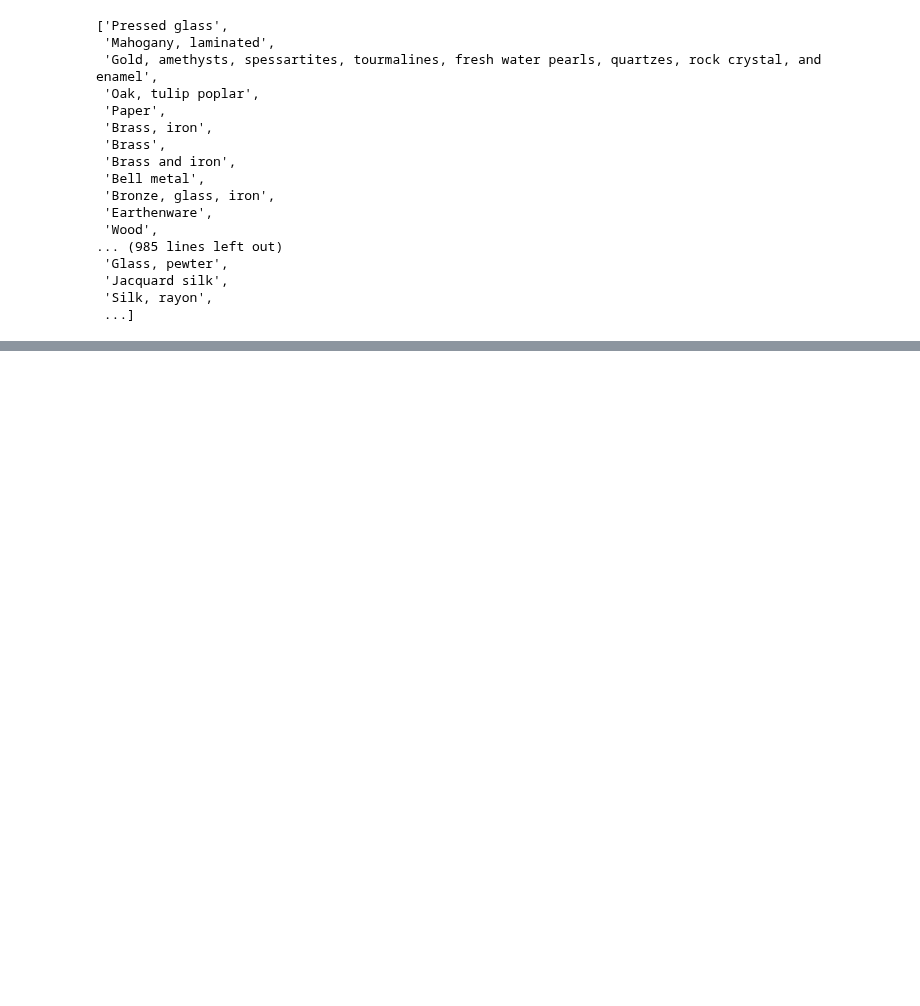
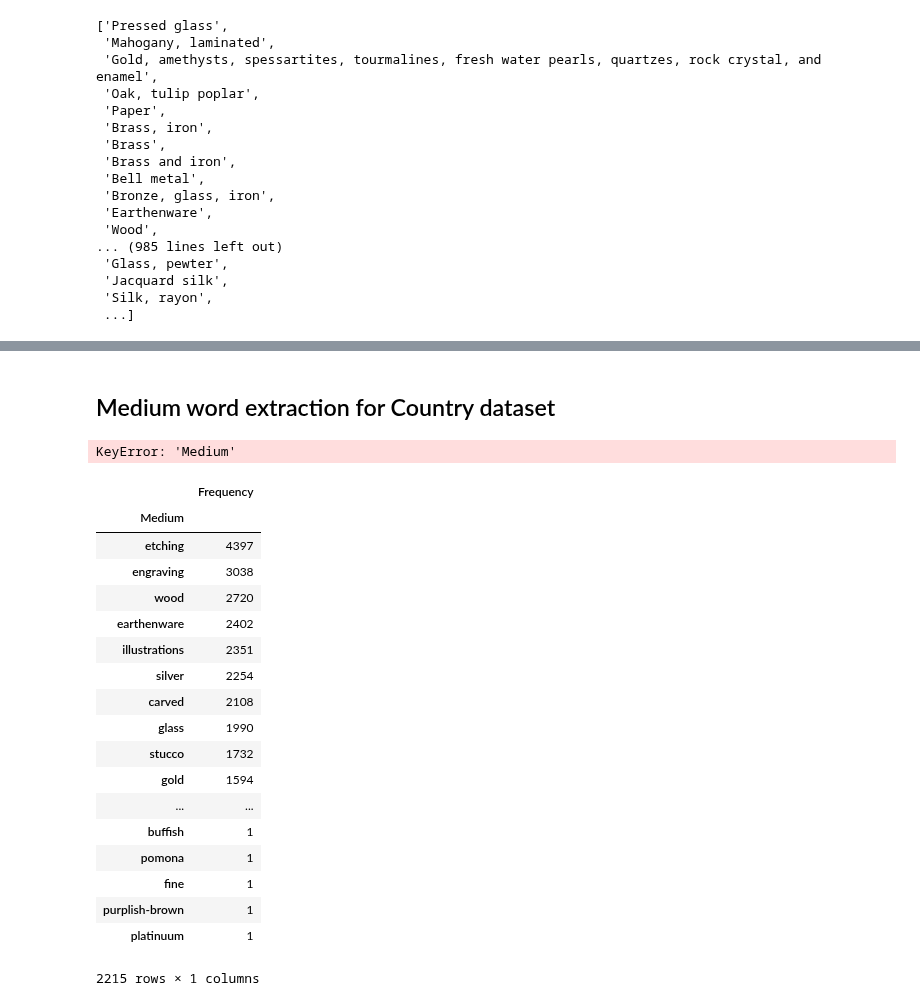
Before and after one commit to ucfnmyo/SDC_MuseumsProject, a Jupyter notebook: MET_Data/METDataclean.ipynb, the cells around one changed output, grey strips where cells are left out. Saved outputs shown, nothing was run; the diff lists cells and outputs as text; code cells hidden in the pictures; blank space fills up the shorter version.

```diff
--- a/MET_Data/METDataclean.ipynb
+++ b/MET_Data/METDataclean.ipynb
@@ -144,11 +324,6 @@ matCountPD = pd.DataFrame.from_dict(matCount, orient='index').reset_index()
 matCountPD.columns = ['Medium', 'Frequency']
 matCountPD = matCountPD.sort_values(by = 'Frequency', ascending = False)
 
-#remove frequencies below 1000
-
-for i in range(len(matCountPD)):
-    if matCountPD['Frequency'].loc[i] < 200:
-        matCountPD = matCountPD.drop(i)
 
 matCountPD = matCountPD.set_index('Medium')
 # %%
@@ -172,3 +345,5 @@ plt.show()
+# %% [markdown]
+## Medium word extraction for Country dataset
 # %%
 #Using TextBlob extract words from each row of the medium column
 
@@ -187,16 +362,37 @@ matList = [x.lower() for x in matList]
 #Count the frequency of material categories
 
 from collections import Counter
-matCount = Counter(matList)
-matCountPD = pd.DataFrame.from_dict(matCount, orient='index').reset_index()
-matCountPD.columns = ['Medium', 'Frequency']
-matCountPD = matCountPD.sort_values(by = 'Frequency', ascending = False)
+matCount2 = Counter(matList)
+matCountPD2 = pd.DataFrame.from_dict(matCount2, orient='index').reset_index()
+matCountPD2.columns = ['Medium', 'Frequency']
+matCountPD2 = matCountPD.sort_values(by = 'Frequency', ascending = False)
 
 #remove frequencies below 1000
 
-for i in range(len(matCountPD)):
-    if matCountPD['Frequency'].loc[i] < 200:
-        matCountPD = matCountPD.drop(i)
 
-matCountPD = matCountPD.set_index('Medium')
+matCountPD2 = matCountPD.set_index('Medium')
+# %% [output]
+KeyError: 'Medium'
+# %%
+matCountPD
+# %% [output]
+|  | Frequency |
+| Medium |  |
+| etching | 4397 |
+| engraving | 3038 |
+| wood | 2720 |
+| earthenware | 2402 |
+| illustrations | 2351 |
+| silver | 2254 |
+| carved | 2108 |
+| glass | 1990 |
+| stucco | 1732 |
+| gold | 1594 |
+| ... | ... |
+| buffish | 1 |
+| pomona | 1 |
+| fine | 1 |
+| purplish-brown | 1 |
+| platinuum | 1 |
+2215 rows × 1 columns
 # %%
```
Also changed, not shown: parts of 22 cells of this notebook, 4 other files.
